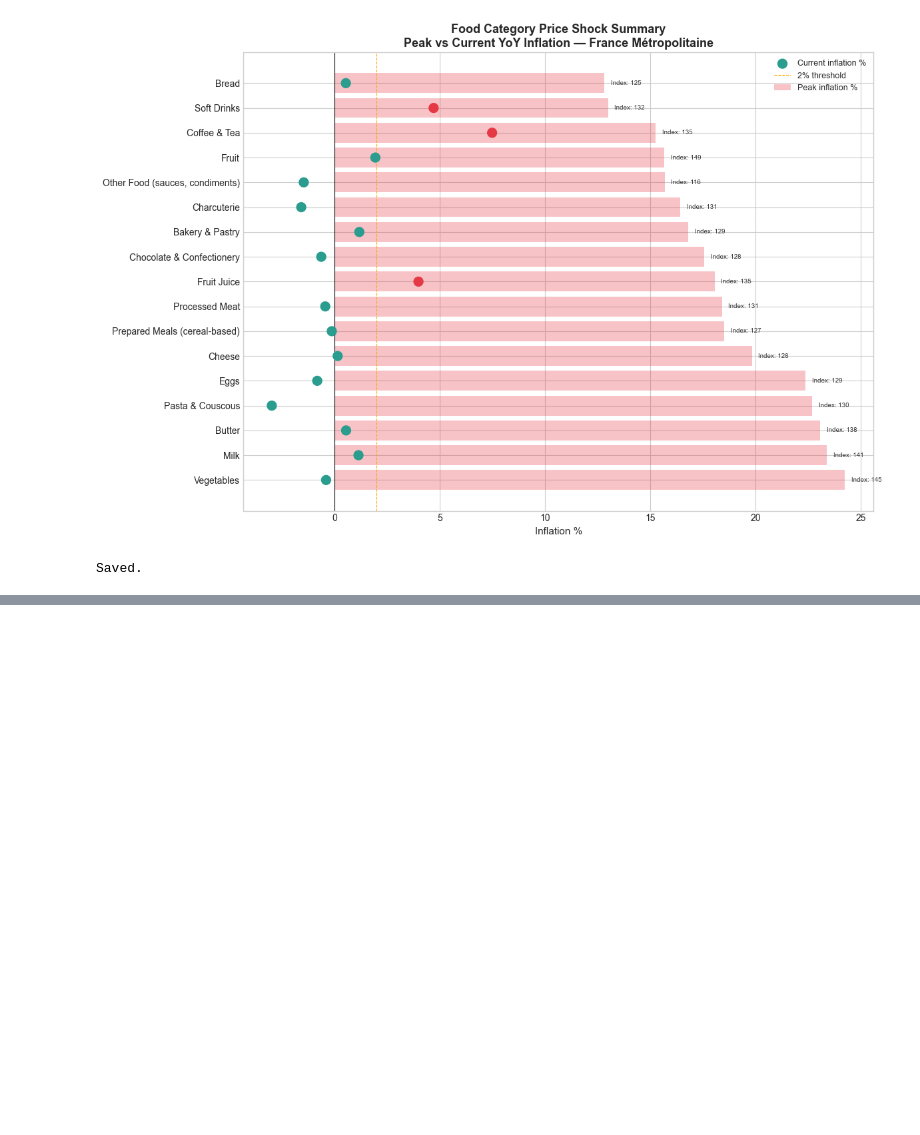
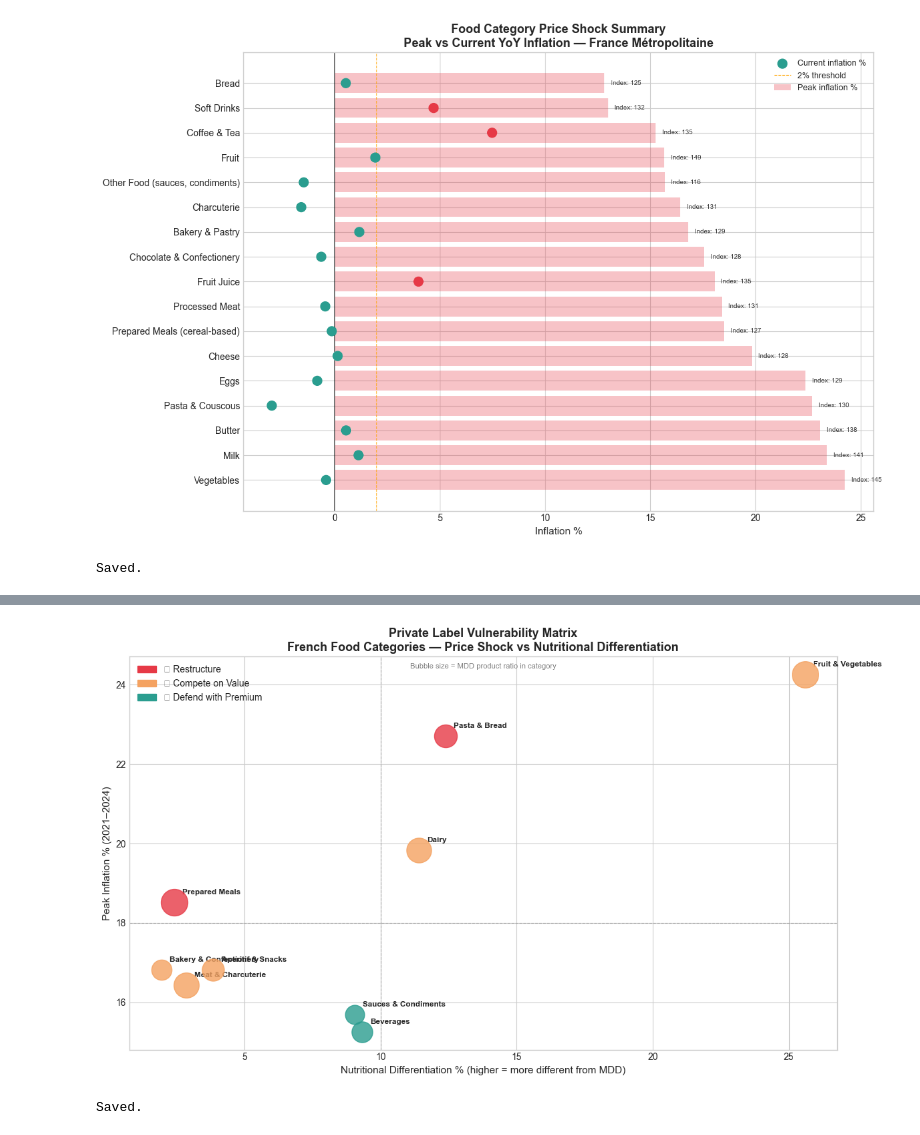
Before and after one commit to namankaurDS/private-label-shift-france, a Jupyter notebook: notebooks/02_data_exploration.ipynb, the cells around one changed output, grey strips where cells are left out. Drawn from its saved outputs; the diff is of its cells as text; code cells hidden in the pictures; blank space fills up the shorter version.

Commit message:
analysis complete: vulnerability matrix, nutritional differentiation, price shock synthesis

```diff
--- a/notebooks/02_data_exploration.ipynb
+++ b/notebooks/02_data_exploration.ipynb
@@ -299,0 +516,20 @@ Saved.
+# %%
+# Convert nutrition columns to numeric
+nutrition_cols = ['energy_100g', 'fat_100g', 'carbohydrates_100g', 'proteins_100g']
+for col in nutrition_cols:
+    off_mapped[col] = pd.to_numeric(off_mapped[col], errors='coerce')
+
+# Redo the labelled subset
+off_labelled = off_mapped[off_mapped['is_mdd'].notna()].copy()
+
+nutrition_comparison = off_labelled.groupby(
+    ['project_category', 'is_mdd']
+)[nutrition_cols].mean().round(2)
+
+nutrition_comparison.index = nutrition_comparison.index.set_levels(
+    ['National Brand', 'MDD'], level='is_mdd'
+)
+
+print("Average Nutritional Profile — National Brand vs MDD by Category:")
+print("=" * 70)
+print(nutrition_comparison.to_string())
@@ -299,0 +688,51 @@ Saved.
+# %%
+fig, ax = plt.subplots(figsize=(12, 7))
+
+colors = {
+    '🔴 Restructure': '#e63946',
+    '🟡 Compete on Value': '#f4a261',
+    '🟢 Defend with Premium': '#2a9d8f'
+}
+
+for _, row in final.iterrows():
+    ax.scatter(
+        row['nutritional_diff_pct'],
+        row['peak_inflation_pct'],
+        s=row['mdd_product_ratio_pct'] * 40,
+        color=colors[row['strategic_posture']],
+        alpha=0.8,
+        zorder=5
+    )
+    ax.annotate(
+        row['category'],
+        xy=(row['nutritional_diff_pct'], row['peak_inflation_pct']),
+        xytext=(row['nutritional_diff_pct'] + 0.3, row['peak_inflation_pct'] + 0.2),
+        fontsize=8.5, fontweight='bold'
+    )
+
+ax.axvline(x=10, color='gray', linestyle='--', linewidth=0.8, alpha=0.5)
+ax.axhline(y=18, color='gray', linestyle='--', linewidth=0.8, alpha=0.5)
+
+ax.set_xlabel('Nutritional Differentiation % (higher = more different from MDD)', fontsize=11)
+ax.set_ylabel('Peak Inflation % (2021–2024)', fontsize=11)
+ax.set_title('Private Label Vulnerability Matrix\nFrench Food Categories — Price Shock vs Nutritional Differentiation',
+             fontsize=13, fontweight='bold')
+
+from matplotlib.patches import Patch
+legend_elements = [
+    Patch(color='#e63946', label='🔴 Restructure'),
+    Patch(color='#f4a261', label='🟡 Compete on Value'),
+    Patch(color='#2a9d8f', label='🟢 Defend with Premium')
+]
+ax.legend(handles=legend_elements, fontsize=10)
+
+ax.text(0.5, 0.97, 'Bubble size = MDD product ratio in category',
+        transform=ax.transAxes, fontsize=8, ha='center', color='gray')
+
+plt.tight_layout()
+plt.savefig('../outputs/figures/03_vulnerability_matrix.png', dpi=150, bbox_inches='tight')
+plt.show()
+print("Saved.")
+# %% [output]
+[figure, added]
+Saved.
```
Also changed, not shown: parts of 9 cells of this notebook, 1 other file.
